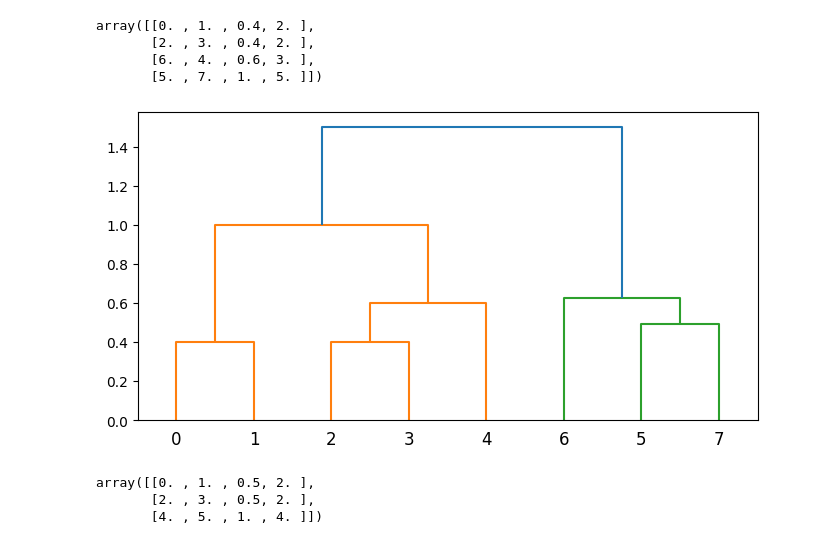
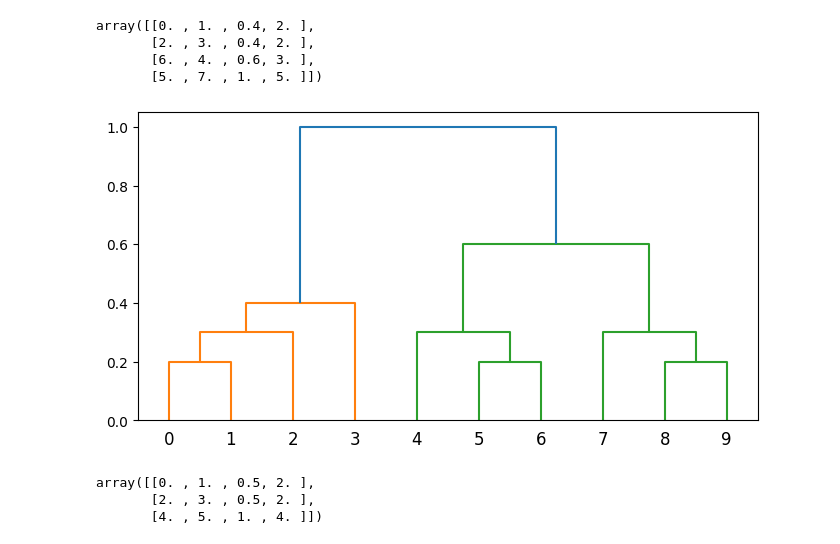
Before and after one commit to jameswburton18/TextNTabularExplanations, a Jupyter notebook: notebooks/testing_custom_kernel_exp.ipynb, the cells around one changed output. Drawn from its saved outputs; the diff is of its cells as text; code cells hidden in the pictures.

```diff
--- a/archive/testing_custom_kernel_exp.ipynb
+++ b/notebooks/testing_custom_kernel_exp.ipynb
@@ -415,60 +411,30 @@ array([[0. , 1. , 0.4, 2. ],
        [2. , 3. , 0.4, 2. ],
        [6. , 4. , 0.6, 3. ],
        [5. , 7. , 1. , 5. ]])
-# %%
-# import numpy as np
-
-# C = np.array([[1.0, 2.0, 0.49212894, 2.0],
-#               [0.0, 3.0, 0.62301468, 3.0]])
-# Z = np.array([[0.0, 1.0, 0.5, 2.0],
-#               [2.0, 3.0, 0.5, 2.0],
-#               [4.0, 5.0, 1.0, 4.0]])
-
-
-
-Z_comb = np.array([[0. , 1. , 0.4, 2. ],
-                     [2. , 3. , 0.4, 2. ],
-                     [9. , 4. , 0.6, 3. ],
-                     [8. , 10. , 1. , 5. ],
-                     [5., 7.        , 0.49212894, 2.        ],
-                     [6., 12.        , 0.62301468, 3.        ],
-                     [11., 13.        , 1.5, 8.        ]])
-
-# Z_comb2 = np.array([[0., 1., 1, 2.],
-#                    [2., 3., 1, 2.],
-#                    [4., 5., 2., 4.],
-#                    [7., 8., 0.49212894, 2.],
-#                    [6., 9., 0.62301468, 3.],
-#                    [10., 11., 1.5, 7.]])
-
-
-# Z = np.array([[0.0, 1.0, 0.5, 2.0],
-#               [2.0, 3.0, 0.5, 2.0],
-#               [4.0, 5.0, 1.0, 4.0]])
-
-# Z2 = np.array([[0. , 1. , 0.4, 2. ],
-#                [2. , 3. , 0.4, 2. ],
-#                [6. , 4. , 0.6, 3. ],
-#                [5. , 7. , 1. , 5. ]])
-
-Z3 = np.array([[0. , 1. , 0.4, 2. ],
-       [2. , 3. , 0.4, 2. ],
-       [4. , 6. , 0.6, 3. ],
-       [5. , 7. , 1. , 5. ]])
-
-fig = plt.figure(figsize=(8, 4))
-# dn = dendrogram(np.concatenate([Z, C + [6,6,0,6],[[10.0, 11.0, 1.5, 7.0]]]), labels=['s', 'romantic ', 'comedy', 's','Rating', 'Run', 'Votes'])
-dn = dendrogram(Z_comb) #, labels=['Rating', 'Run', 'Votes','s', 'romantic ', 'comedy', 's'])
-plt.show()
-
-# sp.cluster.hierarchy.dendrogram(
-#     Z,
-#     #leaf_rotation=90.,  # rotates the x axis labels
-#     #leaf_font_size=10.,  # font size for the x axis labels
-#     #labels=['Rating', 'Runtime (Minutes)', 'Votes']
-# )
-# %% [output]
-[figure, removed]
+# %%
+Z3 = np.array([[ 5. ,  6. ,  0.2,  2. ],
+       [ 0. ,  1. ,  0.2,  2. ],
+       [ 8. ,  9. ,  0.2,  2. ],
+       [11. ,  2. ,  0.3,  3. ],
+       [ 4. , 10. ,  0.3,  3. ],
+       [ 7. , 12. ,  0.3,  3. ],
+       [14. , 15. ,  0.6,  6. ],
+       [13. ,  3. ,  0.4,  4. ],
+       [17. , 16. ,  1. , 10. ]])
+
+fig = plt.figure(figsize=(8, 4))
+# dn = dendrogram(np.concatenate([Z, C + [6,6,0,6],[[10.0, 11.0, 1.5, 7.0]]]), labels=['s', 'romantic ', 'comedy', 's','Rating', 'Run', 'Votes'])
+dn = dendrogram(Z3) #, labels=['Rating', 'Run', 'Votes','s', 'romantic ', 'comedy', 's'])
+plt.show()
+
+# sp.cluster.hierarchy.dendrogram(
+#     Z,
+#     #leaf_rotation=90.,  # rotates the x axis labels
+#     #leaf_font_size=10.,  # font size for the x axis labels
+#     #labels=['Rating', 'Runtime (Minutes)', 'Votes']
+# )
+# %% [output]
+[figure, added]
 # %%
 Z
 # %% [output]
```
Also changed, not shown: parts of 2 cells of this notebook.
